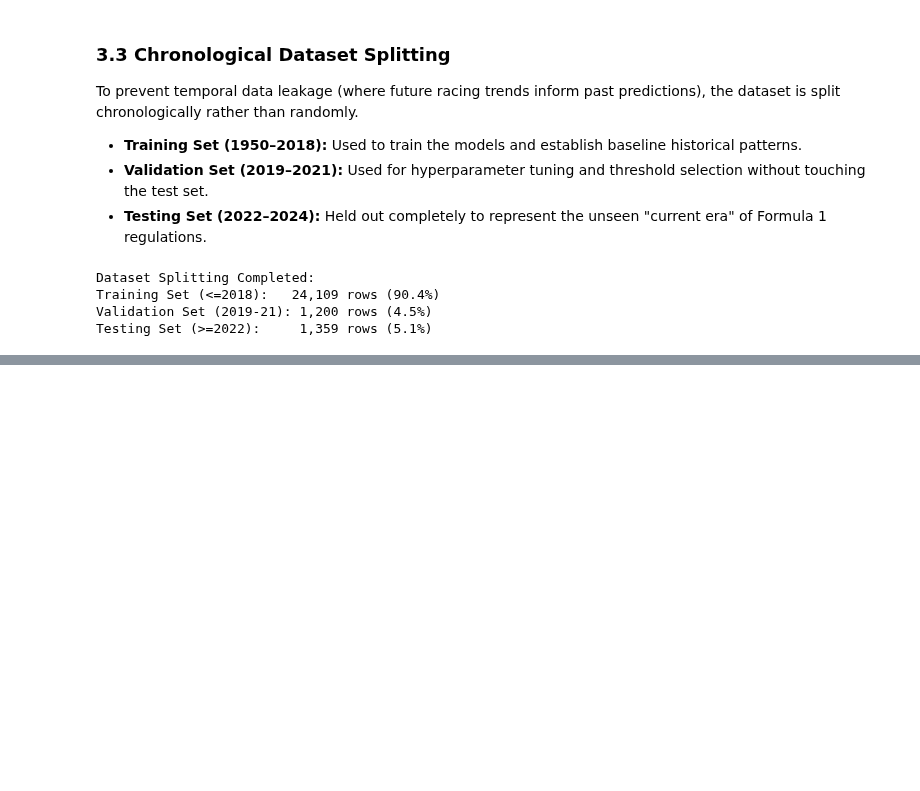
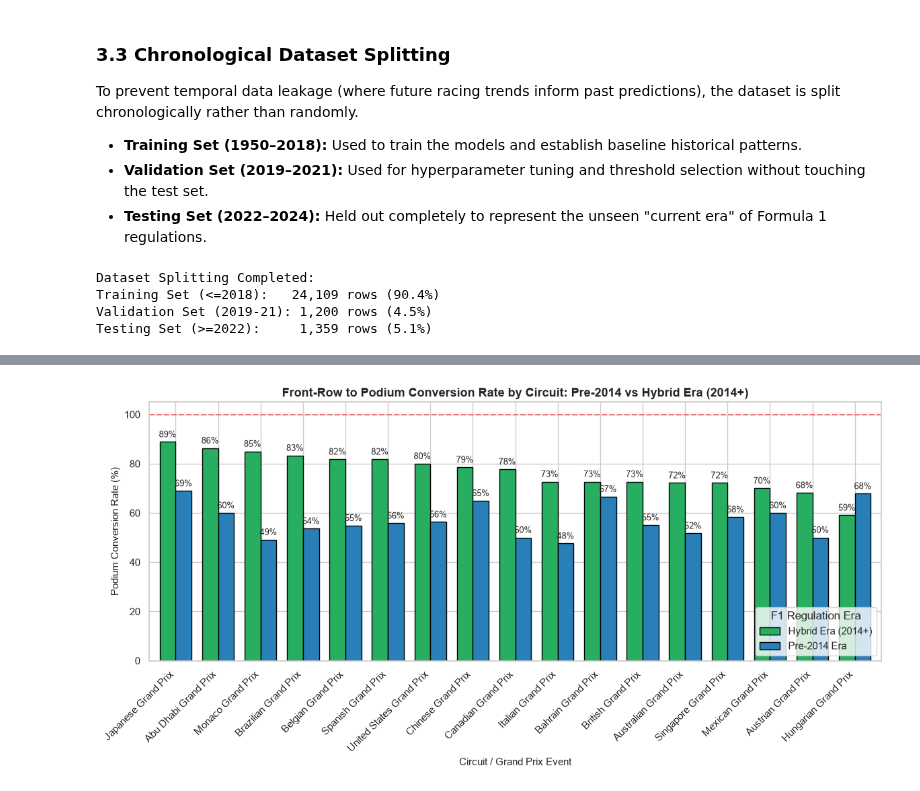
Before and after one commit to amado-888/ACL_Project, a Jupyter notebook: cleaned-version.ipynb, the cells around one changed output, grey strips where cells are left out. Cells and saved outputs as stored; diff of their text form; code cells hidden in the pictures; blank space fills up the shorter version.

```diff
--- a/cleaned-version.ipynb
+++ b/cleaned-version.ipynb
@@ -909,0 +977,30 @@ Testing Set (>=2022):     1,359 rows (5.1%)
+# %%
+# 5. Visualization: Slope Graph / Bar Chart comparing the ranking change
+fig, ax = plt.subplots(figsize=(12, 6))
+
+# Plotting the grouped bar chart
+pivot_conv.plot(
+    kind='bar',
+    ax=ax,
+    color=['#27ae60', '#2980b9'],
+    edgecolor='black',
+    width=0.75
+)
+
+# Formatting the visualization
+ax.set_title("Front-Row to Podium Conversion Rate by Circuit: Pre-2014 vs Hybrid Era (2014+)", fontsize=13, fontweight="bold")
+ax.set_xlabel("Circuit / Grand Prix Event", fontsize=11)
+ax.set_ylabel("Podium Conversion Rate (%)", fontsize=11)
+ax.set_ylim(0, 105)
+ax.legend(title="F1 Regulation Era", loc="lower right")
+
+# Add percentage labels on top of the bars
+for container in ax.containers:
+    ax.bar_label(container, fmt='%.0f%%', padding=3, fontsize=9)
+
+plt.xticks(rotation=45, ha="right")
+plt.axhline(100, color='red', linestyle='--', alpha=0.5) # Theoretical maximum limit
+plt.tight_layout()
+plt.show()
+# %% [output]
+[figure, added]
```
Also changed, not shown: parts of 11 cells of this notebook.
